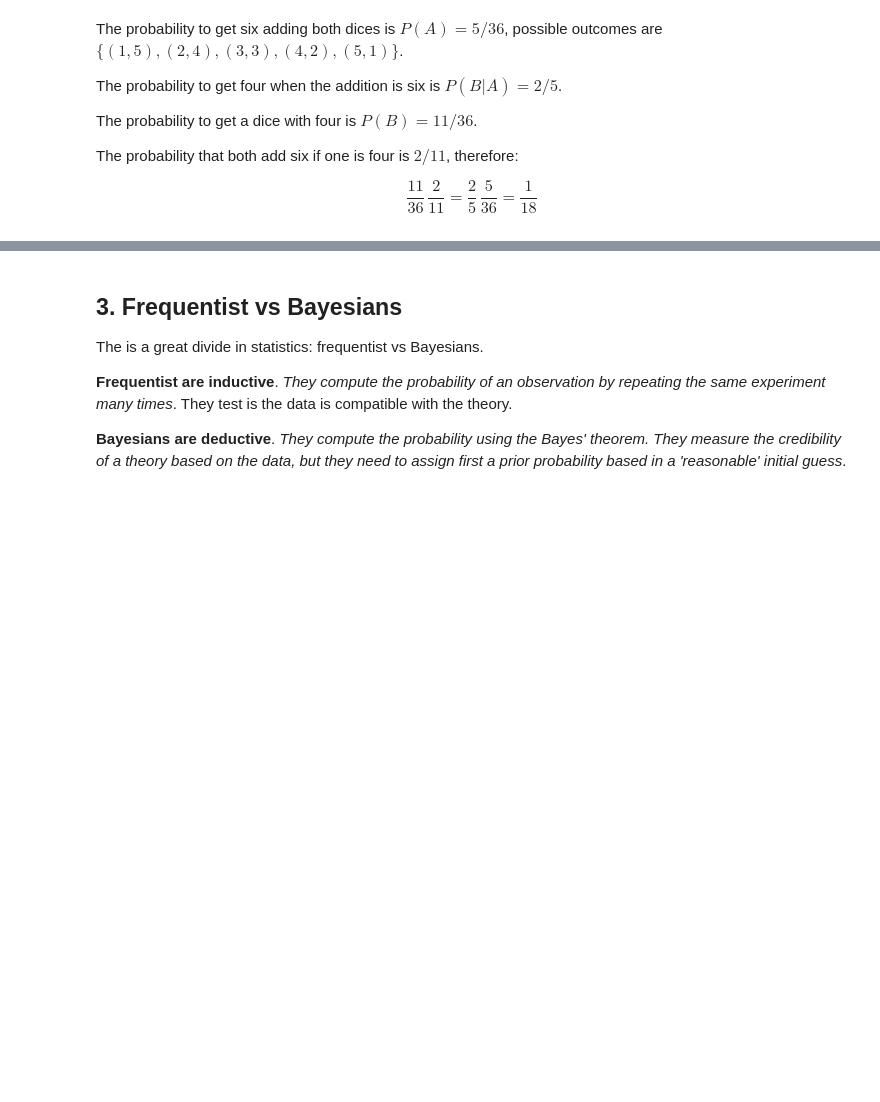
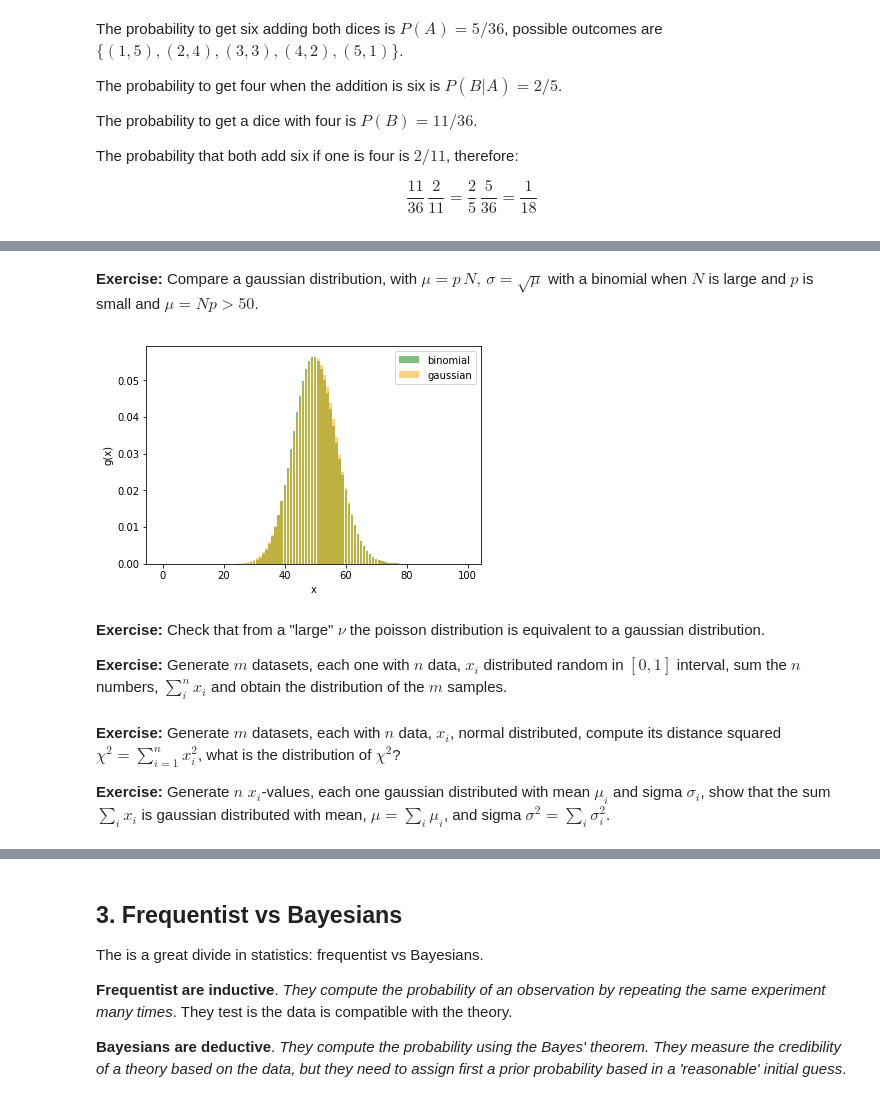
Before and after one commit to jahernando/USC-TA, a Jupyter notebook: ta_basic_concepts.ipynb, the cells around one changed output, grey strips where cells are left out. Cells and saved outputs as stored; diff of their text form; code cells hidden in the pictures; blank space fills up the shorter version.

```diff
--- a/ta_basic_concepts.ipynb
+++ b/ta_basic_concepts.ipynb
@@ -141,0 +213,18 @@ $$
+# %% [markdown]
+**Exercise:** Compare a gaussian distribution, with $\mu=p \, N, \, \sigma = \sqrt{\mu}$ with a binomial when $N$ is large and $p$ is small and $\mu = N p > 50$.
+# %%
+N, p = 1e4, 50./1e4; ns = np.arange(100)
+plt.bar(ns, stats.binom.pmf(ns, N, p)            , color='green' , alpha=0.5, label='binomial')
+plt.bar(ns, stats.norm.pdf(ns, N*p, np.sqrt(N*p)), color='orange', alpha=0.5, label='gaussian')
+plt.xlabel('x'); plt.ylabel('g(x)'); plt.legend();
+# %% [output]
+[figure, added]
+# %% [markdown]
+
+**Exercise:** Check that from a "large" $\nu$ the poisson distribution is equivalent to a gaussian distribution.
+
+**Exercise:** Generate $m$ datasets, each one with $n$ data, $x_i$ distributed random in $[0, 1]$ interval, sum the $n$ numbers, $\sum_i^n x_i$ and obtain the distribution of the $m$ samples.
+# %% [markdown]
+**Exercise:** Generate $m$ datasets, each with $n$ data, $x_i$, normal distributed, compute its distance squared $\chi^2 = \sum_{i=1}^n x^2_i$, what is the distribution of $\chi^2$?
+
+**Exercise:** Generate $n$ $x_i$-values, each one gaussian distributed with mean $\mu_i$ and sigma $\sigma_i$, show that the sum $\sum_i x_i$ is gaussian distributed with mean, $\mu = \sum_i \mu_i$, and sigma $\sigma^2 = \sum_i \sigma^2_i$.
```
Also changed, not shown: parts of 58 cells of this notebook, 2 other files.
